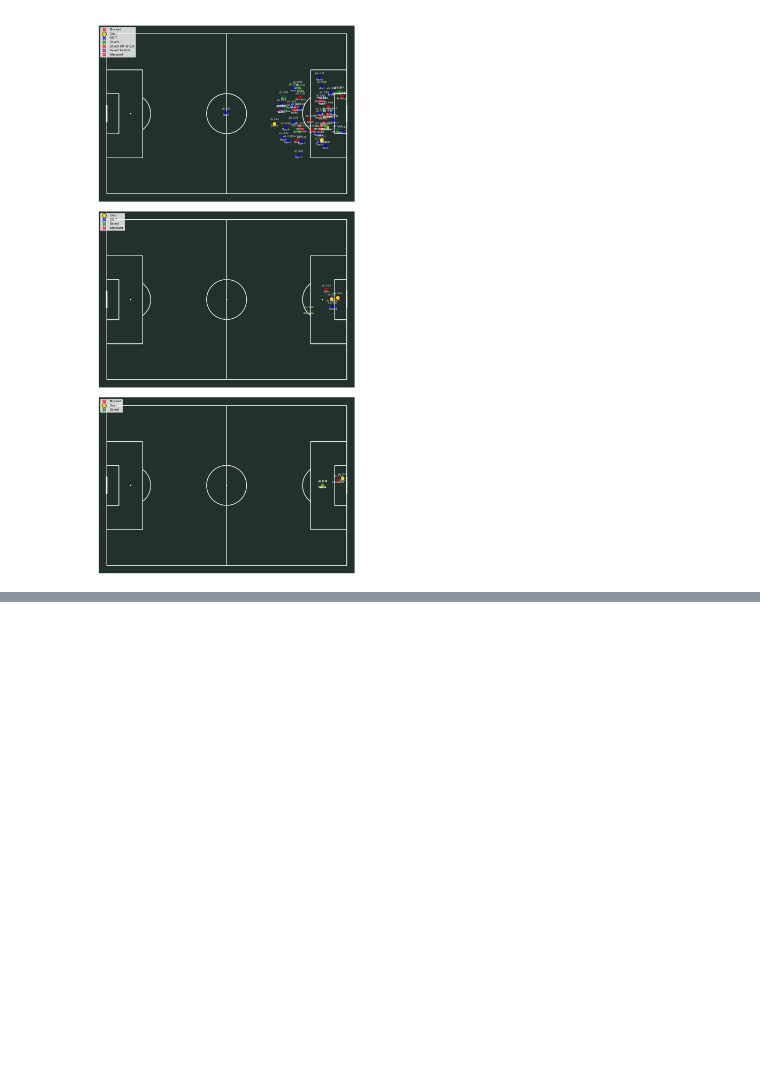
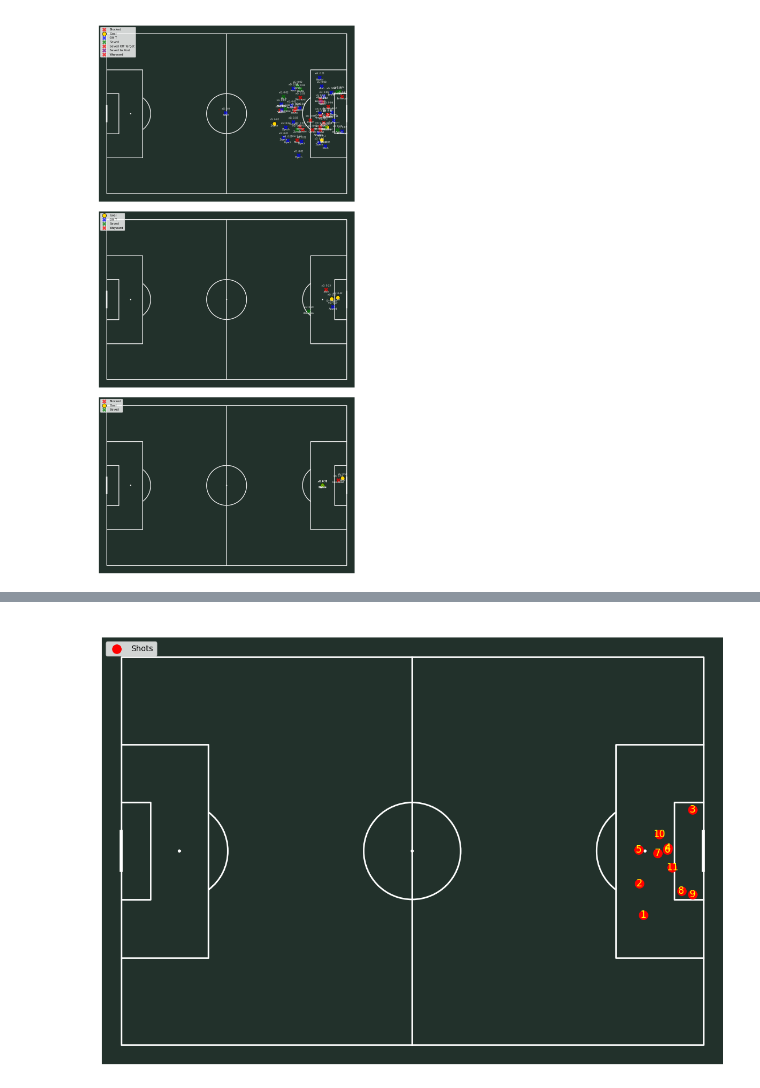
Before and after one commit to kwonionsoup/Soccer_Project, a Jupyter notebook: visualization.ipynb, the cells around one changed output, grey strips where cells are left out. Cells and saved outputs as stored; diff of their text form; code cells hidden in the pictures; blank space fills up the shorter version.

Commit message:
Drew sequence of shots

```diff
--- a/visualization.ipynb
+++ b/visualization.ipynb
@@ -100,0 +182,18 @@ plt.show()
+# %%
+enesyri_shots = shots[shots['player'] == 'Youssef En-Nesyri']
+enesyri_shots = enesyri_shots.sort_values(by=['match_id', 'timestamp'])
+enesyri_shots['shot_sequence'] = range(1, len(enesyri_shots) + 1)
+
+pitch = Pitch(pitch_type='statsbomb', pitch_color='#22312b', line_color='white')
+fig, ax = pitch.draw(figsize=(12, 8))
+sc = pitch.scatter(enesyri_shots['x'], enesyri_shots['y'], s=120, ax=ax, label='Shots', color='red')
+
+# Annotating each shot with its sequence number
+for x, y, sequence in zip(enesyri_shots['x'], enesyri_shots['y'], enesyri_shots['shot_sequence']):
+    plt.text(x, y, str(sequence), color="yellow", fontsize=12, ha='center', va='center')
+
+plt.title('Sequence of Shots Made by Youssef En-Nesyri', fontsize=16, color='white')
+plt.legend(loc='upper left')
+plt.show()
+# %% [output]
+[figure, added]
```
Also changed, not shown: parts of 14 cells of this notebook, 2 other files.
